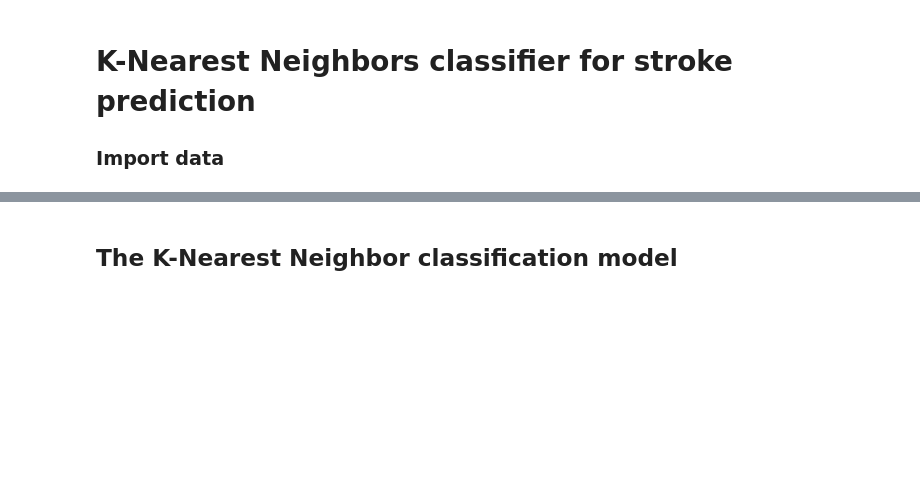
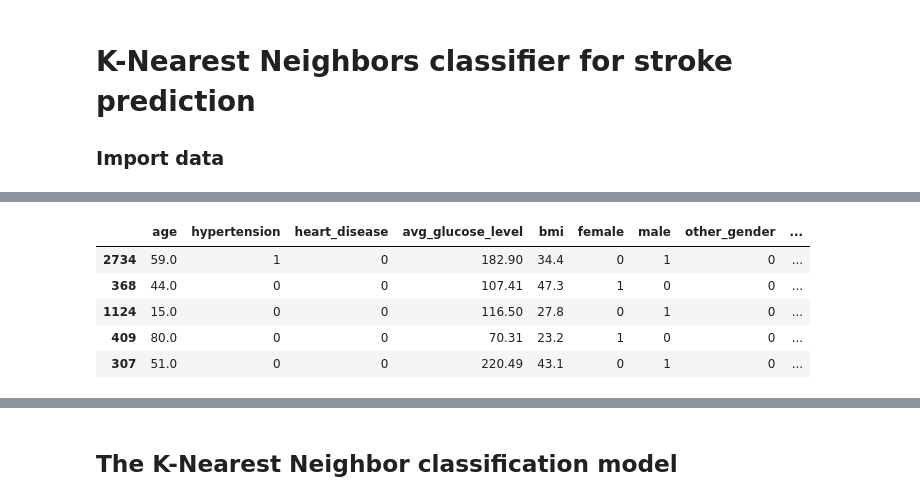
Before and after one commit to koenc100/Project-AI-minor, a Jupyter notebook: code/k-NN.ipynb, the cells around one changed output, grey strips where cells are left out. Saved outputs shown, nothing was run; the diff lists cells and outputs as text; code cells hidden in the pictures; blank space fills up the shorter version.

```diff
--- a/code/k-NN.ipynb
+++ b/code/k-NN.ipynb
@@ -13,0 +23,23 @@ train_data, test_data, val_data, train_labels, test_labels, val_labels = split_d
+# %%
+# temporary way to make marriage and rural/urban binary
+
+train_data['marriage'] = train_data['ever_married']
+train_data['rural/urban'] = train_data['urban']
+train_data = train_data.drop(columns=['ever_married', 'never_married', 'urban', 'rural'])
+
+test_data['marriage'] = test_data['ever_married']
+test_data['rural/urban'] = test_data['urban']
+test_data = test_data.drop(columns=['ever_married', 'never_married', 'urban', 'rural'])
+
+val_data['marriage'] = val_data['ever_married']
+val_data['rural/urban'] = val_data['urban']
+val_data = val_data.drop(columns=['ever_married', 'never_married', 'urban', 'rural'])
+
+train_data.head()
+# %% [output]
+|  | age | hypertension | heart_disease | avg_glucose_level | bmi | female | male | other_gender | ... |
+| 2734 | 59.0 | 1 | 0 | 182.90 | 34.4 | 0 | 1 | 0 | ... |
+| 368 | 44.0 | 0 | 0 | 107.41 | 47.3 | 1 | 0 | 0 | ... |
+| 1124 | 15.0 | 0 | 0 | 116.50 | 27.8 | 0 | 1 | 0 | ... |
+| 409 | 80.0 | 0 | 0 | 70.31 | 23.2 | 1 | 0 | 0 | ... |
+| 307 | 51.0 | 0 | 0 | 220.49 | 43.1 | 0 | 1 | 0 | ... |
```
Also changed, not shown: parts of 3 cells of this notebook.
